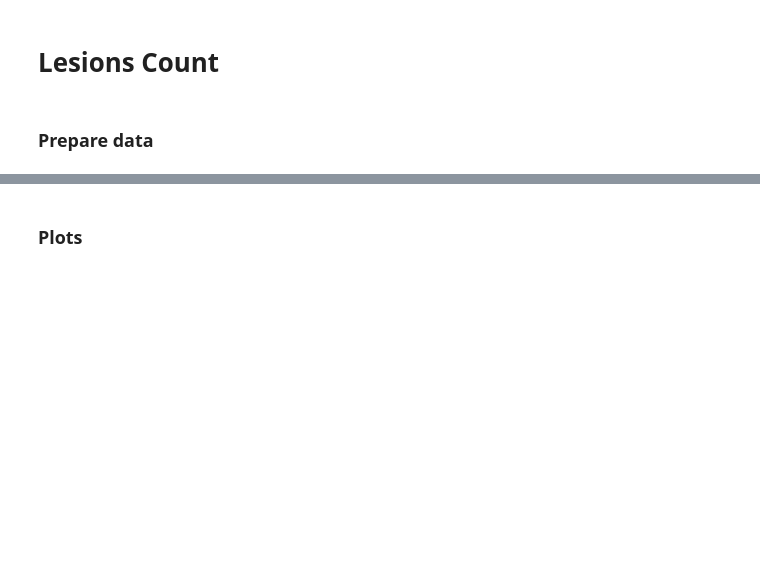
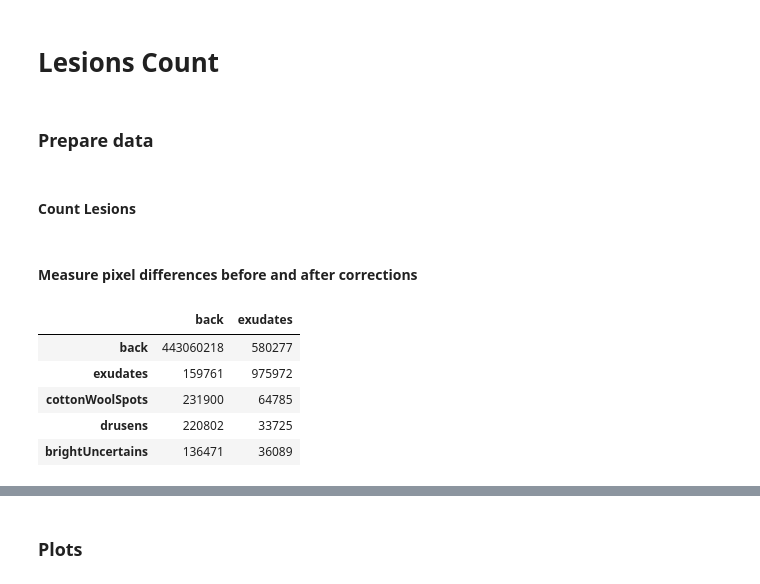
Before and after one commit to LIV4D/MAPLES-DR, a Jupyter notebook: examples/article_figures.ipynb, the cells around one changed output, grey strips where cells are left out. Cells and saved outputs as stored; diff of their text form; code cells hidden in the pictures; blank space fills up the shorter version.

```diff
--- a/examples/article_figures.ipynb
+++ b/examples/article_figures.ipynb
@@ -332,2 +363,4 @@ imgnames = [f.name for f in (ANNOTATIONS_PATH / "OpticDisc").iterdir() if f.suff
+# %% [markdown]
+#### Count Lesions
 # %%
 lesions = [
@@ -399,0 +396,2 @@ def correction_stat(annotation_labels, preannotation_labels=(), desc=None):
+# %% [markdown]
+#### Measure pixel differences before and after corrections
@@ -400,4 +428,11 @@ def correction_stat(annotation_labels, preannotation_labels=(), desc=None):
 # %%
-bright_cm = correction_stat(bright, bright_preannotations)
+bright_cm = correction_stat(BRIGHT, BRIGHT_PRE, desc="Bright lesions")
 bright_cm
+# %% [output]
+|  | back | exudates |
+| back | 443060218 | 580277 |
+| exudates | 159761 | 975972 |
+| cottonWoolSpots | 231900 | 64785 |
+| drusens | 220802 | 33725 |
+| brightUncertains | 136471 | 36089 |
 # %%
```
Also changed, not shown: parts of 33 cells of this notebook, 6 other files.
